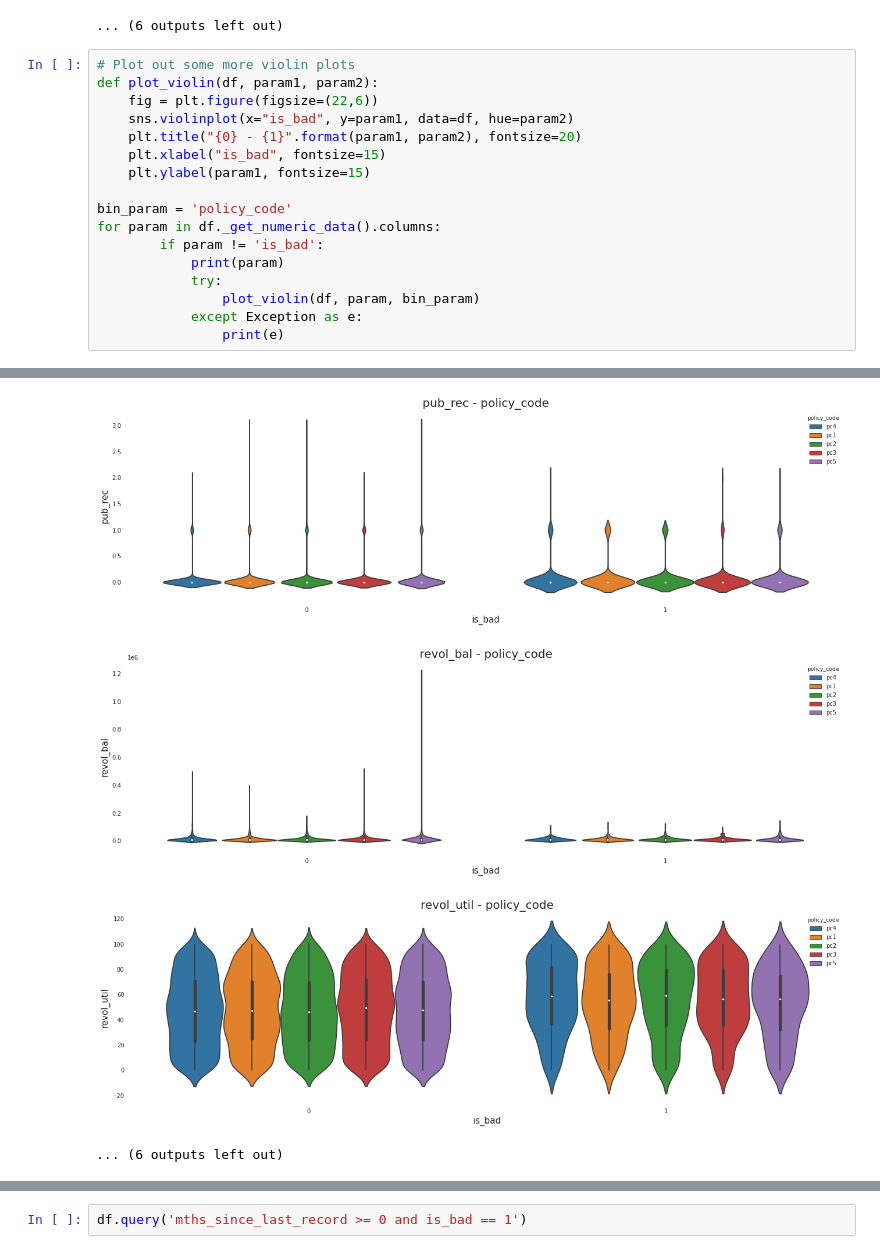
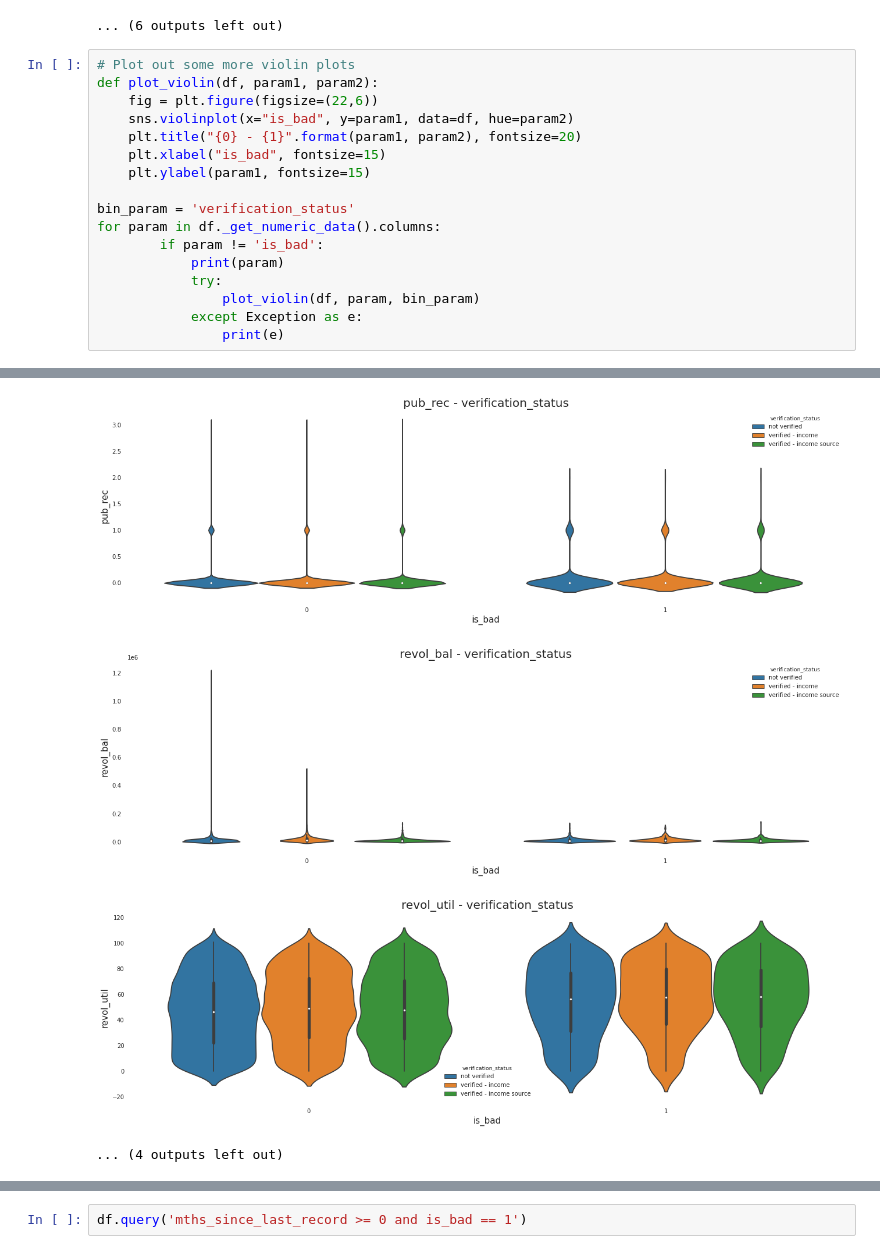
Before and after one commit to ryanrusson/lendingclub, a Jupyter notebook: eda.ipynb, the cells around one changed output, grey strips where cells are left out. Saved outputs shown, nothing was run; the diff lists cells and outputs as text.

```diff
--- a/eda.ipynb
+++ b/eda.ipynb
@@ -271,7 +271,7 @@ def plot_violin(df, param1, param2):
     plt.xlabel("is_bad", fontsize=15)
     plt.ylabel(param1, fontsize=15)
 
-bin_param = 'policy_code'
+bin_param = 'verification_status'
 for param in df._get_numeric_data().columns:
         if param != 'is_bad':
             print(param)
@@ -308,5 +306,5 @@ cr_line_days
-[figure, old version]
+[figure, new version]
-[figure, old version]
+[figure, new version]
-[figure, old version]
+[figure, new version]
-... (6 outputs left out)
+... (4 outputs left out)
 # %%
```
Also changed, not shown: parts of 3 cells of this notebook, 2 other files.
